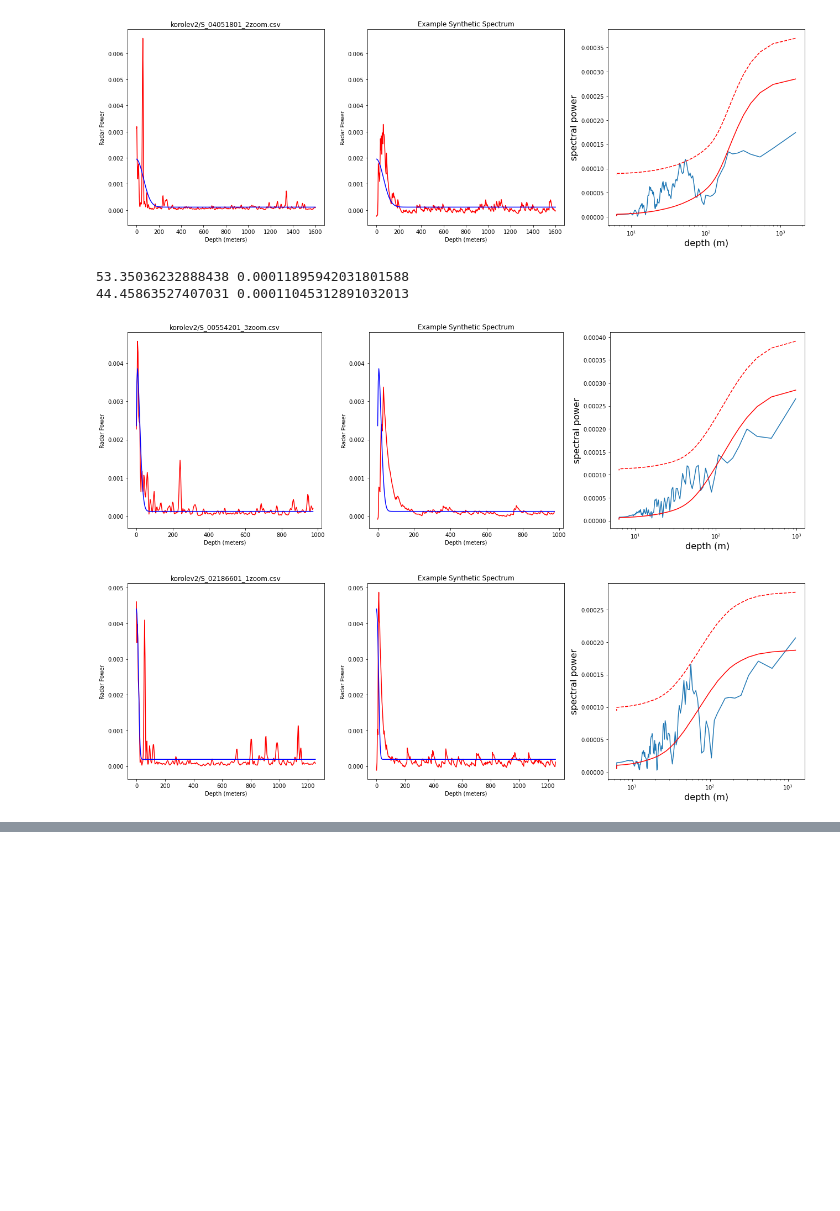
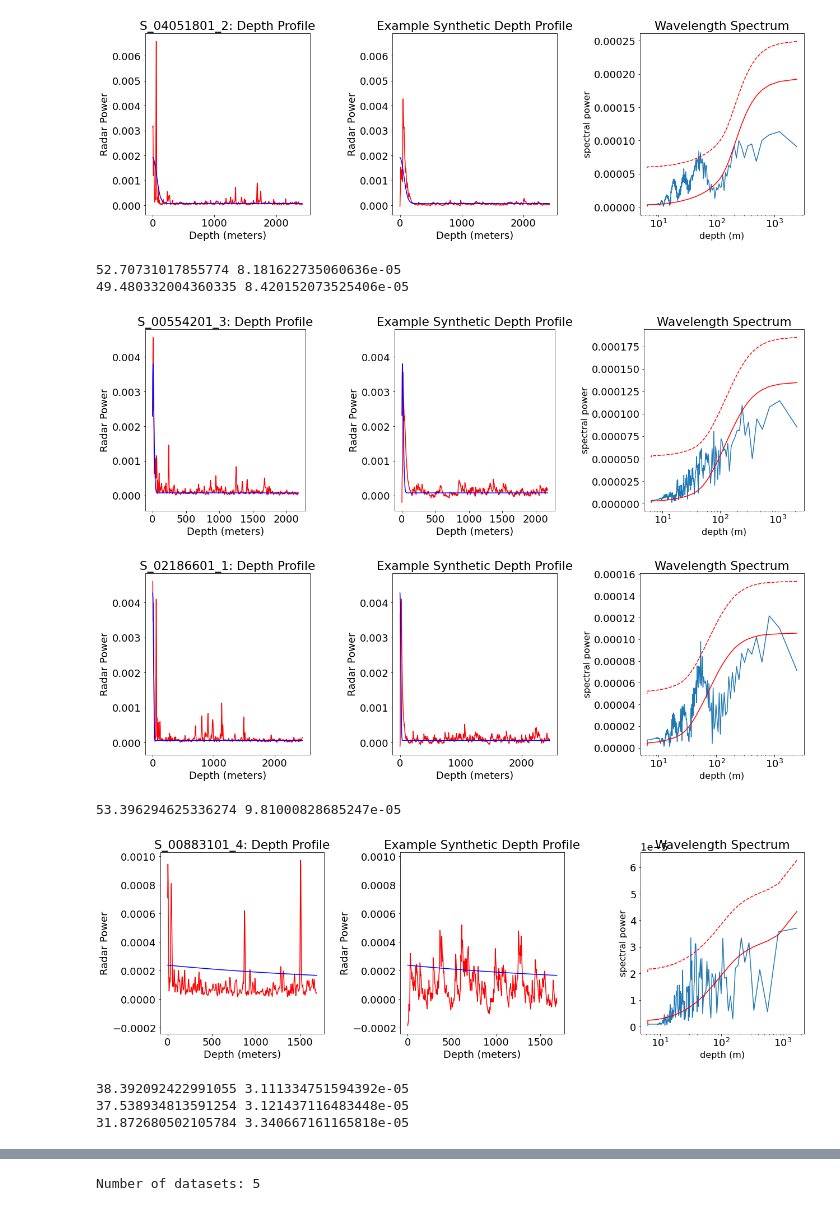
Before and after one commit to rmcglass/NPLD-periodicity, a Jupyter notebook: korolevFFTradar_many-nosurface.ipynb, the cells around one changed output, grey strips where cells are left out. Drawn from its saved outputs; the diff is of its cells as text; code cells hidden in the pictures; blank space fills up the shorter version.

```diff
--- a/korolevFFTradar_many-nosurface.ipynb
+++ b/korolevFFTradar_many-nosurface.ipynb
@@ -15,7 +15,7 @@ from radarfuncs import *
 from lmfit.models import SkewedGaussianModel
 # %%
 #Import csv files
-csv_import = glob.glob("korolev2/*zoom.csv")
+csv_import = glob.glob("korolev/*zoom.csv")
 
 column_names = ['depth', 'value']
 csv_list = []
@@ -61,50 +61,57 @@ for i in csv_import:
         w2, p = fft_radar(x,r)
         ft.append(p)
 
-
+    plt.rcParams.update({'font.size': 18})
     #plot depth plot
     plt.figure(figsize = (18, 6))
     plt1 = plt.subplot(131)
     plt1.plot(x, y, 'r')
     plt1.plot(x, fit, color = 'b')
-    plt1.set_title(i)
+    plt1.set_title(i[8:-8]+": Depth Profile")
     plt1.set_ylabel('Radar Power')
     plt1.set_xlabel('Depth (meters)')
 
     #plot example synthetic spectra
     plt2 = plt.subplot(132, sharey=plt1)
     plt2.plot(x, syn[0], 'r')
     plt2.plot(x, fit, color = 'b')
-    plt2.set_title('Example Synthetic Spectrum')
+    plt2.set_title('Example Synthetic Depth Profile')
     plt2.set_ylabel('Radar Power')
     plt2.set_xlabel('Depth (meters)')
 
 #     print(np.mean(y))
 #     print(np.mean(syn[0]))
 #     print(np.var(y))
 #     print(np.var(syn[0]))
 
     #plot spectrum
     plt3 = plt.subplot(133)
     plt3.plot(w, P1)
     plt3.plot(w,np.mean(ft, axis=0), 'r')
     plt3.plot(w,np.mean(ft, axis=0)+2*np.std(ft),'r',ls='dashed')
+    plt3.set_title('Wavelength Spectrum')
+
     plt3.set_xscale('log')
-    plt3.set_xlabel('depth (m)', fontsize=16)
-    plt3.set_ylabel('spectral power', fontsize=16) #units are whatever JMARS reports, I have to look into this
+    plt3.set_xlabel('Depth (m)')
+    plt3.set_ylabel('Spectral power') #units are whatever JMARS reports, I have to look into this
     plt.tight_layout()
     plt.show()
 
     sig = np.mean(ft, axis=0)+2*np.std(ft)
 
     for i in range(len(P1)):
         if P1[i] > sig[i]:
             print(w[i], P1[i])
 
 print("Number of datasets: " +str(len(csv_list)))
 # %% [output]
-[figure, old version]
+[figure, new version]
-53.35036232888438 0.00011895942031801588
-44.45863527407031 0.00011045312891032013
+52.70731017855774 8.181622735060636e-05
+49.480332004360335 8.420152073525406e-05
-[figure, old version]
+[figure, new version]
-[figure, old version]
+[figure, new version]
+53.396294625336274 9.81000828685247e-05
+[figure, added]
+38.392092422991055 3.111334751594392e-05
+37.538934813591254 3.121437116483448e-05
+31.872680502105784 3.340667161165818e-05
@@ -110,0 +119 @@ print("Number of datasets: " +str(len(csv_list)))
+Number of datasets: 5
```
Also changed, not shown: parts of 1 cell of this notebook, 41 other files.
